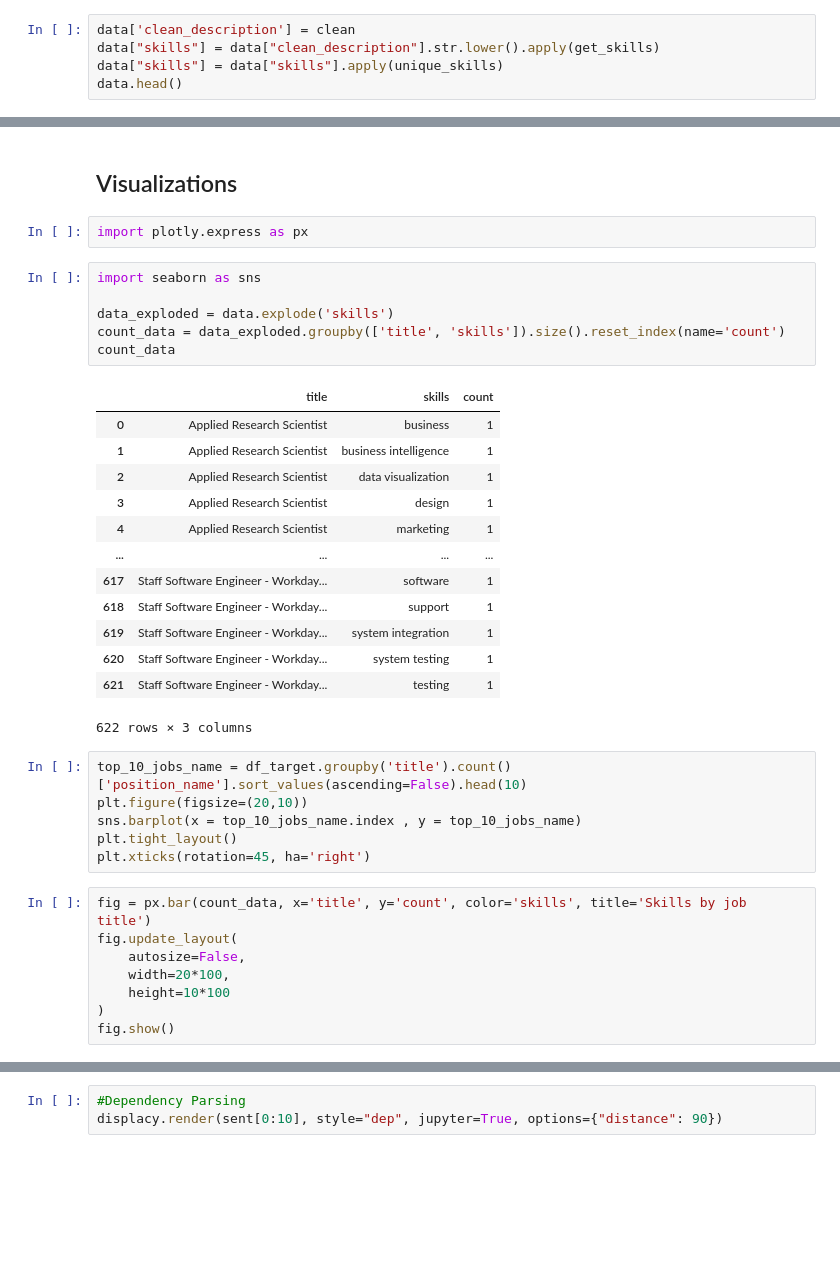
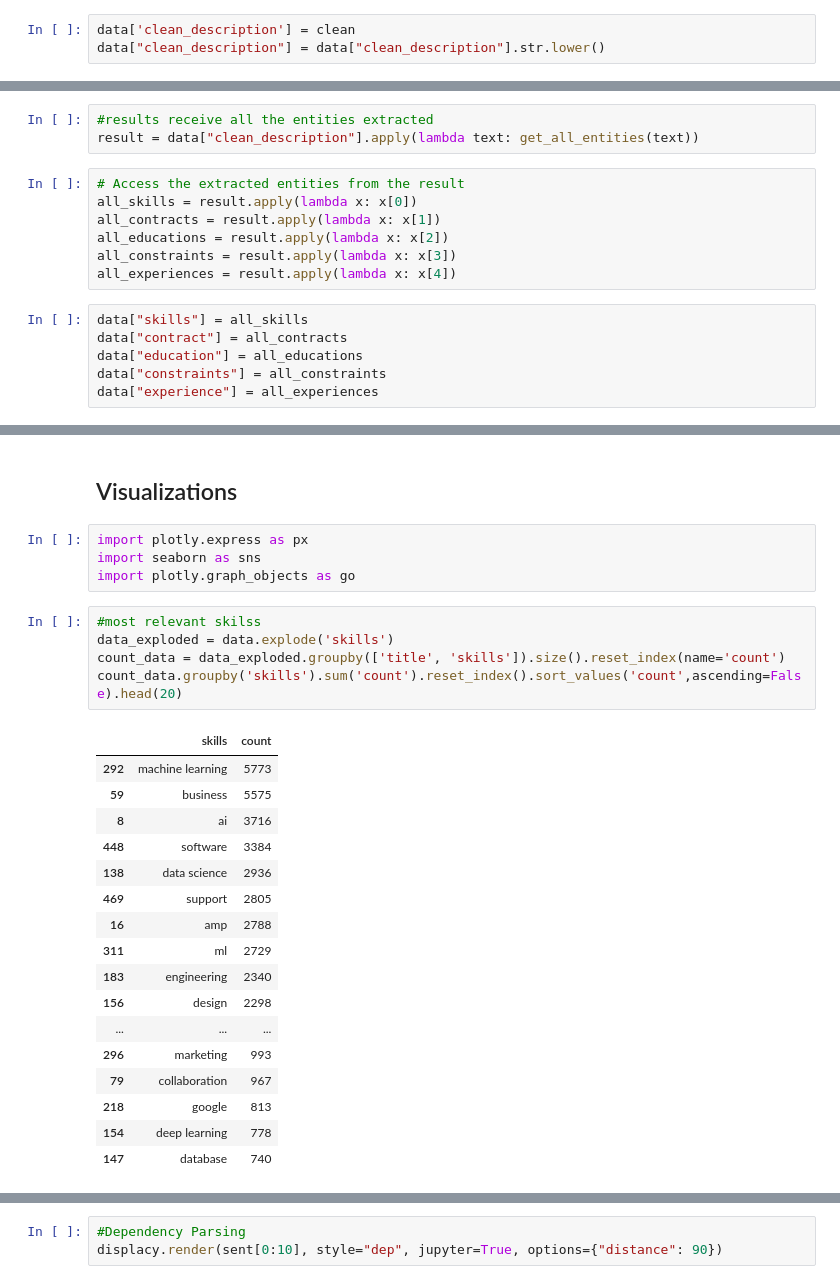
Before and after one commit to lucasvascrocha/LinkedIn-scrap, a Jupyter notebook: google_cloud/analysis.ipynb, the cells around one changed output, grey strips where cells are left out. Cells and saved outputs as stored; diff of their text form; blank space fills up the shorter version.

```diff
--- a/google_cloud/analysis.ipynb
+++ b/google_cloud/analysis.ipynb
@@ -518,6 +568,4 @@ clean
 ### Extract skilss
 # %%
 data['clean_description'] = clean
-data["skills"] = data["clean_description"].str.lower().apply(get_skills)
-data["skills"] = data["skills"].apply(unique_skills)
-data.head()
+data["clean_description"] = data["clean_description"].str.lower()
@@ -534,0 +572,16 @@ df_job.shape[0]
+# %%
+#results receive all the entities extracted
+result = data["clean_description"].apply(lambda text: get_all_entities(text))
+# %%
+# Access the extracted entities from the result
+all_skills = result.apply(lambda x: x[0])
+all_contracts = result.apply(lambda x: x[1])
+all_educations = result.apply(lambda x: x[2])
+all_constraints = result.apply(lambda x: x[3])
+all_experiences = result.apply(lambda x: x[4])
+# %%
+data["skills"] = all_skills
+data["contract"] = all_contracts
+data["education"] = all_educations
+data["constraints"] = all_constraints
+data["experience"] = all_experiences
@@ -536,37 +620,28 @@ df_job.shape[0]
 ## Visualizations
 # %%
 import plotly.express as px
+import seaborn as sns
+import plotly.graph_objects as go
 # %%
-import seaborn as sns
-
+#most relevant skilss
 data_exploded = data.explode('skills')
 count_data = data_exploded.groupby(['title', 'skills']).size().reset_index(name='count')
-count_data
+count_data.groupby('skills').sum('count').reset_index().sort_values('count',ascending=False).head(20)
 # %% [output]
-|  | title | skills | count |
-| 0 | Applied Research Scientist | business | 1 |
-| 1 | Applied Research Scientist | business intelligence | 1 |
-| 2 | Applied Research Scientist | data visualization | 1 |
-| 3 | Applied Research Scientist | design | 1 |
-| 4 | Applied Research Scientist | marketing | 1 |
-| ... | ... | ... | ... |
-| 617 | Staff Software Engineer - Workday... | software | 1 |
-| 618 | Staff Software Engineer - Workday... | support | 1 |
-| 619 | Staff Software Engineer - Workday... | system integration | 1 |
-| 620 | Staff Software Engineer - Workday... | system testing | 1 |
-| 621 | Staff Software Engineer - Workday... | testing | 1 |
+|  | skills | count |
+| 292 | machine learning | 5773 |
+| 59 | business | 5575 |
+| 8 | ai | 3716 |
+| 448 | software | 3384 |
+| 138 | data science | 2936 |
+| 469 | support | 2805 |
+| 16 | amp | 2788 |
+| 311 | ml | 2729 |
+| 183 | engineering | 2340 |
+| 156 | design | 2298 |
+| ... | ... | ... |
+| 296 | marketing | 993 |
+| 79 | collaboration | 967 |
+| 218 | google | 813 |
+| 154 | deep learning | 778 |
+| 147 | database | 740 |
-622 rows × 3 columns
-# %%
-top_10_jobs_name = df_target.groupby('title').count()['position_name'].sort_values(ascending=False).head(10)
-plt.figure(figsize=(20,10))
-sns.barplot(x = top_10_jobs_name.index , y = top_10_jobs_name)
-plt.tight_layout()
-plt.xticks(rotation=45, ha='right')
-# %%
-fig = px.bar(count_data, x='title', y='count', color='skills', title='Skills by job title')
-fig.update_layout(
-    autosize=False,
-    width=20*100,
-    height=10*100
-)
-fig.show()
```
Also changed, not shown: parts of 48 cells of this notebook, 1 other file.
